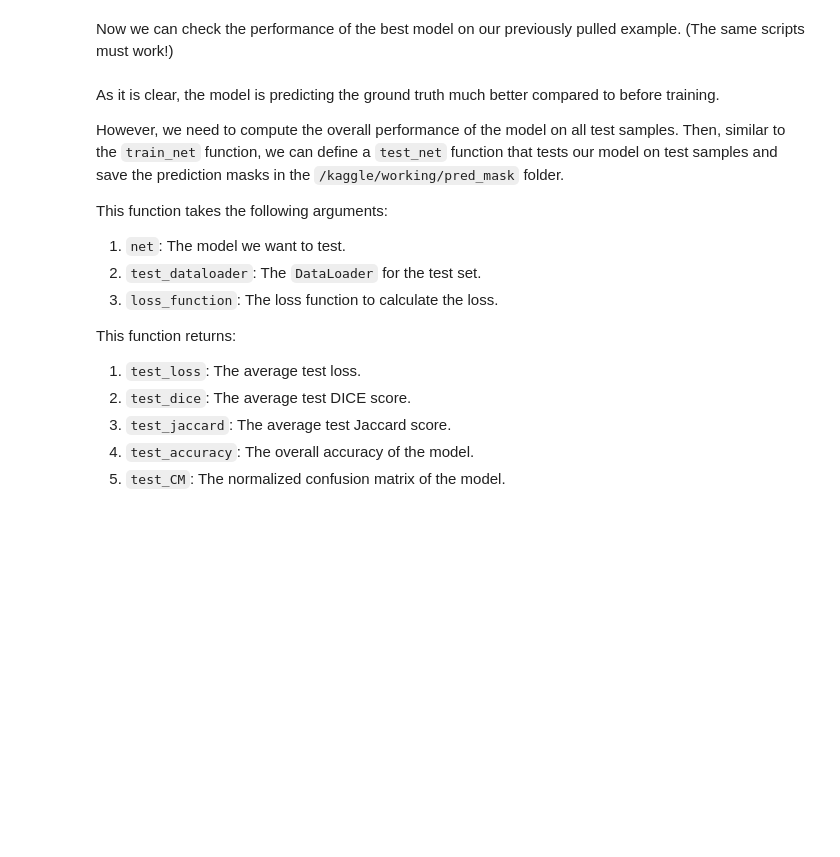
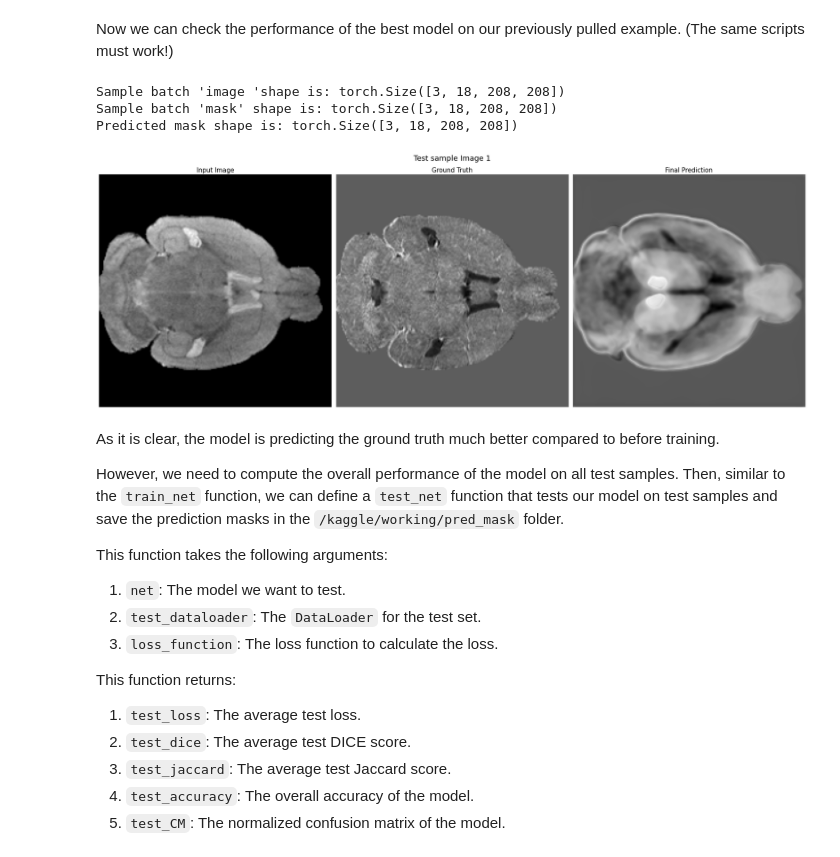
Before and after one commit to IntrepidCanuck/LungContrastSegmentation, a Jupyter notebook: lungcontrastsegmentation-script.ipynb, the cells around one changed output. Cells and saved outputs as stored; diff of their text form; code cells hidden in the pictures; blank space fills up the shorter version.

```diff
--- a/lungcontrastsegmentation-script.ipynb
+++ b/lungcontrastsegmentation-script.ipynb
@@ -816,47 +890,53 @@ plt.suptitle(f'Test sample Image {img_id}', fontsize=18)
 
 plt.subplot(2,3,1)
 plt.title('Input Image', fontsize=15)
-plt.imshow(img[0,:,:], cmap='gray')
+plt.imshow(img[8,:,:], cmap='gray')
 plt.axis('off')
 
 plt.subplot(2,3,2)
 plt.title('Ground Truth', fontsize=15)
-plt.imshow(msk[0,:,:], cmap='gray')
+plt.imshow(msk[8,:,:], cmap='gray')
 plt.axis('off')
 
 
 plt.subplot(2,3,3)
-plt.title('Final Binary Prediction', fontsize=15)
-plt.imshow(pred_msk_binary, cmap='gray')
+plt.title('Final Prediction', fontsize=15)
+#plt.imshow(pred_msk_binary, cmap='gray')
+plt.imshow(y_pred.cpu().numpy()[0][8,:,:], cmap='gray')
 plt.axis('off')
 
-input_overlayed_GT = img.copy()
+'''input_overlayed_GT = img.copy()
 input_overlayed_GT = cv2.cvtColor(input_overlayed_GT, cv2.COLOR_GRAY2RGB)
 input_overlayed_GT[msk == 255, :] = [0, 255, 0]
 plt.subplot(2,3,4)
 plt.title('Input Image overlayed with Ground Truth', fontsize=15)
 plt.imshow(input_overlayed_GT[7,:,:])
 plt.axis('off')
 
 input_overlayed_Pred = img.copy()
 input_overlayed_Pred = cv2.cvtColor(input_overlayed_Pred, cv2.COLOR_GRAY2RGB)
 input_overlayed_Pred[pred_msk_binary == 255, :] = [255, 0, 0]
 plt.subplot(2,3,5)
 plt.title('Input Image overlayed with Prediction', fontsize=15)
 plt.imshow(input_overlayed_Pred[7,:,:])
 plt.axis('off')
 
 GT_overlayed_prediction = np.zeros_like(img)
 GT_overlayed_prediction = cv2.cvtColor(GT_overlayed_prediction, cv2.COLOR_GRAY2RGB)
 GT_overlayed_prediction[msk == 255, 1] = 255
 GT_overlayed_prediction[pred_msk_binary == 255, 0] = 255
 plt.subplot(2,3,6)
 plt.title('Ground Truth overlayed with Prediction', fontsize=15)
 plt.imshow(GT_overlayed_prediction[7,:,:])
-plt.axis('off')
+plt.axis('off')'''
 
 plt.tight_layout()
 plt.show()
+# %% [output]
+Sample batch 'image 'shape is: torch.Size([3, 18, 208, 208])
+Sample batch 'mask' shape is: torch.Size([3, 18, 208, 208])
+Predicted mask shape is: torch.Size([3, 18, 208, 208])
+[figure, added]
 # %% [markdown]
 As it is clear, the model is predicting the ground truth much better compared to before training.
 
```
Also changed, not shown: parts of 13 cells of this notebook.
